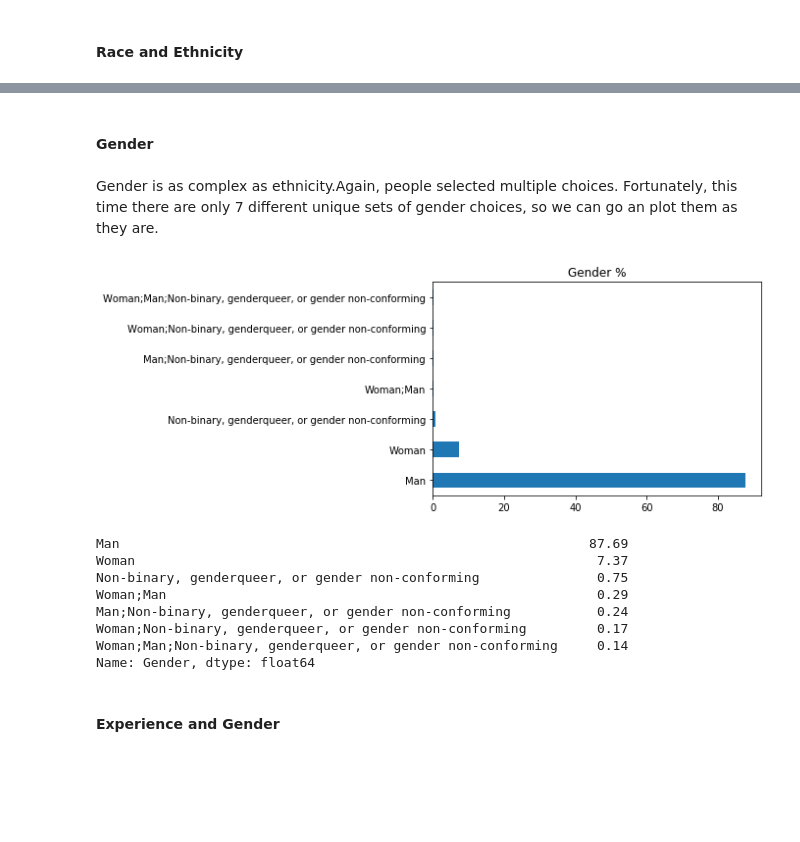
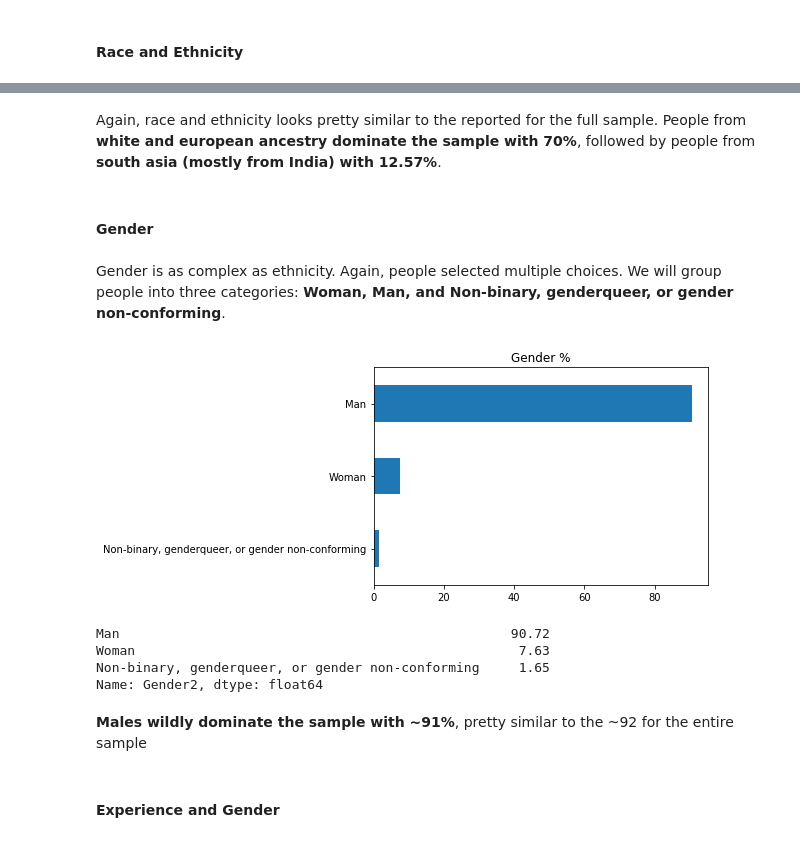
Before and after one commit to pabloinsente/data-scientist-profile-stackoverflow-2019, a Jupyter notebook: notebook/dev-survey.ipynb, the cells around one changed output, grey strips where cells are left out. Saved outputs shown, nothing was run; the diff lists cells and outputs as text; code cells hidden in the pictures; blank space fills up the shorter version.

```diff
--- a/notebook/dev-survey.ipynb
+++ b/notebook/dev-survey.ipynb
@@ -159,6 +174,12 @@ This is how the function works:
 Pandas will plot the columns ordered by their magnitud. This is useful in some cases but ilogical in others, therefore, we need to pass a list with the desired order as an argument to the function signature to provide our desired ordering.
 
 An additional get_percent function will allows to get the actual numbers for the series.
+# %%
+def bar_plot_percent(series: str, kind: str, title: str, order=None, sort=False, size=None, df=df_ds):
+    if sort:
+        return df[series].value_counts().apply(lambda x: np.round((x/df[series].notna().sum())*100, decimals=2)).reindex(order).sort_values(ascending = sort).plot(kind=kind, figsize=size, title=title);
+    else:
+        return df[series].value_counts().apply(lambda x: np.round((x/len(df))*100, decimals=2)).reindex(order).plot(kind=kind, figsize=size, title=title);
 # %%
-def bar_plot_percent(series: str, kind: str, title: str, order=None, df=df_ds):
-    return df[series].value_counts().apply(lambda x: np.round((x/len(df))*100, decimals=2)).reindex(order).plot(kind=kind, title=title);
+def get_percent(series: str, df=df_ds):
+    return df[series].value_counts().apply(lambda x: np.round((x/df[series].notna().sum())*100, decimals=2))
@@ -509,4 +645,6 @@ et_df.apply(lambda x: np.round((x/et_df.sum()[0])*100, decimals=2))
+# %% [markdown]
+Again, race and ethnicity looks pretty similar to the reported for the full sample. People from **white and european ancestry dominate the sample with 70%**, followed by people from **south asia (mostly from India) with 12.57%**.
 # %% [markdown]
 #### Gender
-# %% [markdown]
-Gender is as complex as ethnicity.Again, people selected multiple choices. Fortunately, this time there are only 7 different unique sets of gender choices, so we can go an plot them as they are.
+# %% [markdown]
+Gender is as complex as ethnicity. Again, people selected multiple choices. We will group people into three categories: **Woman, Man, and Non-binary, genderqueer, or gender non-conforming**.
@@ -513,18 +658,16 @@ Gender is as complex as ethnicity.Again, people selected multiple choices. Fortu
 # %%
-bar_plot_percent('Gender', 'barh', 'Gender %');
+bar_plot_percent('Gender2', 'barh', 'Gender %', sort=True);
 # %% [output]
-[figure, old version]
+[figure, new version]
 # %%
-get_percent('Gender')
+get_percent('Gender2')
 # %% [output]
-Man                                                            87.69
-Woman                                                           7.37
-Non-binary, genderqueer, or gender non-conforming               0.75
-Woman;Man                                                       0.29
-Man;Non-binary, genderqueer, or gender non-conforming           0.24
-Woman;Non-binary, genderqueer, or gender non-conforming         0.17
-Woman;Man;Non-binary, genderqueer, or gender non-conforming     0.14
-Name: Gender, dtype: float64
+Man                                                  90.72
+Woman                                                 7.63
+Non-binary, genderqueer, or gender non-conforming     1.65
+Name: Gender2, dtype: float64
+# %% [markdown]
+**Males wildly dominate the sample with ~91%**, pretty similar to the ~92 for the entire sample
 # %% [markdown]
 #### Experience and Gender
 # %%
```
Also changed, not shown: parts of 127 cells of this notebook, 1 other file.
